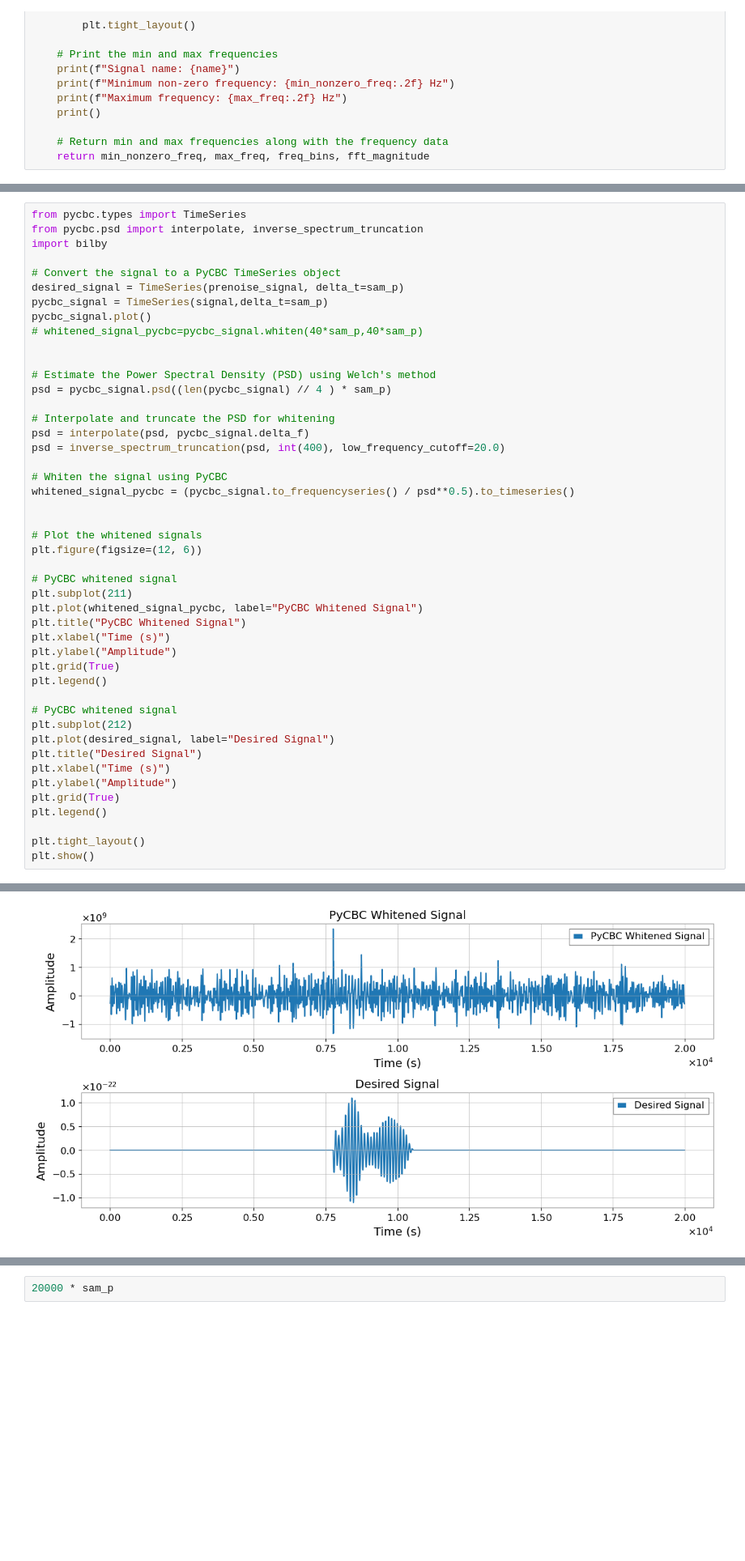
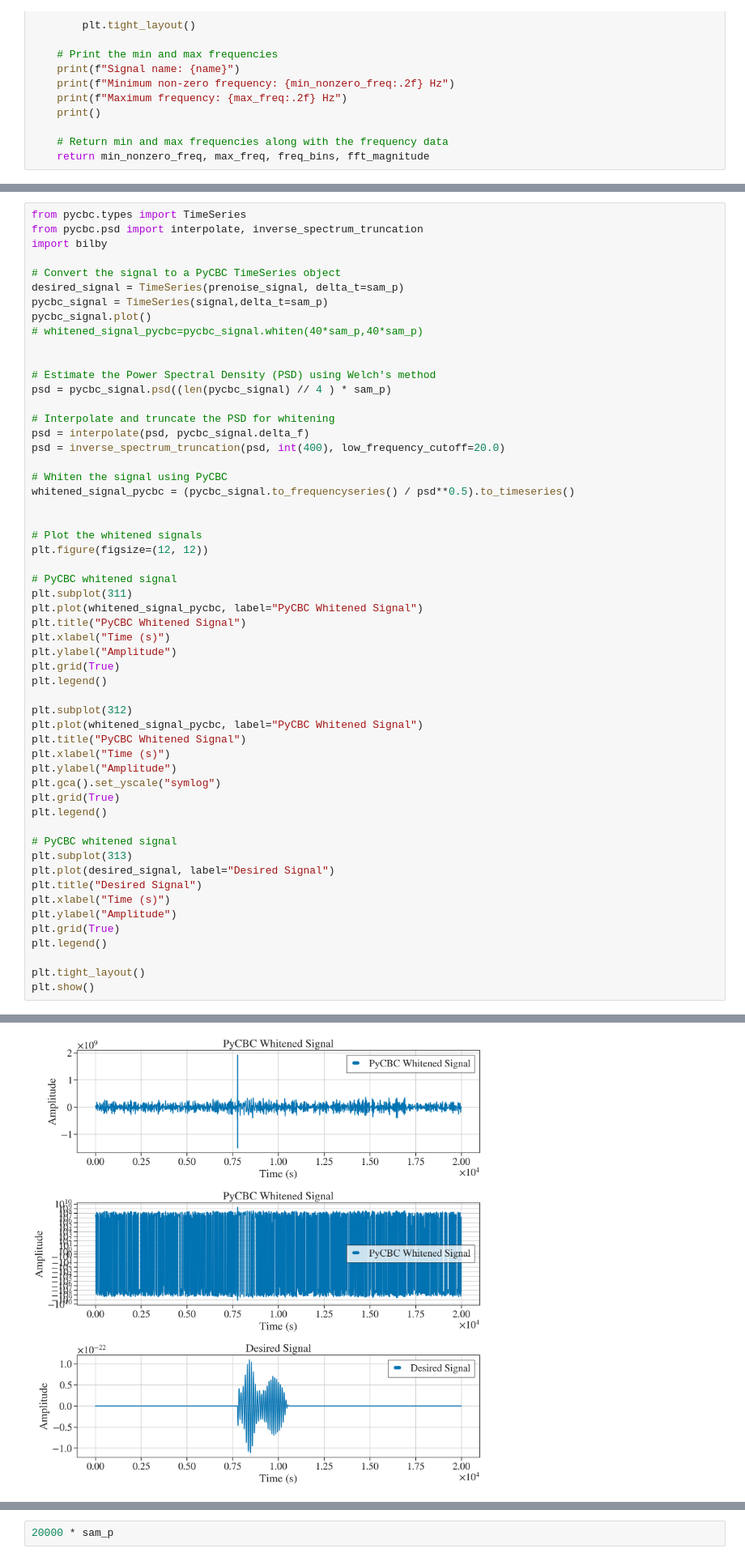
Before and after one commit to aashraychegu/gravitas_prime_dev, a Jupyter notebook: test.ipynb, the cells around one changed output, grey strips where cells are left out. Shown at 81% size. Drawn from its saved outputs; the diff is of its cells as text; blank space fills up the shorter version.

Commit message:
better graphs

```diff
--- a/test.ipynb
+++ b/test.ipynb
@@ -429,10 +444,10 @@ whitened_signal_pycbc = (pycbc_signal.to_frequencyseries() / psd**0.5).to_timese
 
 
 # Plot the whitened signals
-plt.figure(figsize=(12, 6))
+plt.figure(figsize=(12, 12))
 
 # PyCBC whitened signal
-plt.subplot(211)
+plt.subplot(311)
 plt.plot(whitened_signal_pycbc, label="PyCBC Whitened Signal")
 plt.title("PyCBC Whitened Signal")
 plt.xlabel("Time (s)")
@@ -440,8 +455,17 @@ plt.ylabel("Amplitude")
 plt.grid(True)
 plt.legend()
 
+plt.subplot(312)
+plt.plot(whitened_signal_pycbc, label="PyCBC Whitened Signal")
+plt.title("PyCBC Whitened Signal")
+plt.xlabel("Time (s)")
+plt.ylabel("Amplitude")
+plt.gca().set_yscale("symlog")
+plt.grid(True)
+plt.legend()
+
 # PyCBC whitened signal
-plt.subplot(212)
+plt.subplot(313)
 plt.plot(desired_signal, label="Desired Signal")
 plt.title("Desired Signal")
 plt.xlabel("Time (s)")
@@ -456,3 +480,3 @@ plt.show()
-[figure, old version]
+[figure, new version]
 # %%
 len(signal)*sam_p
```
Also changed, not shown: parts of 9 cells of this notebook.
